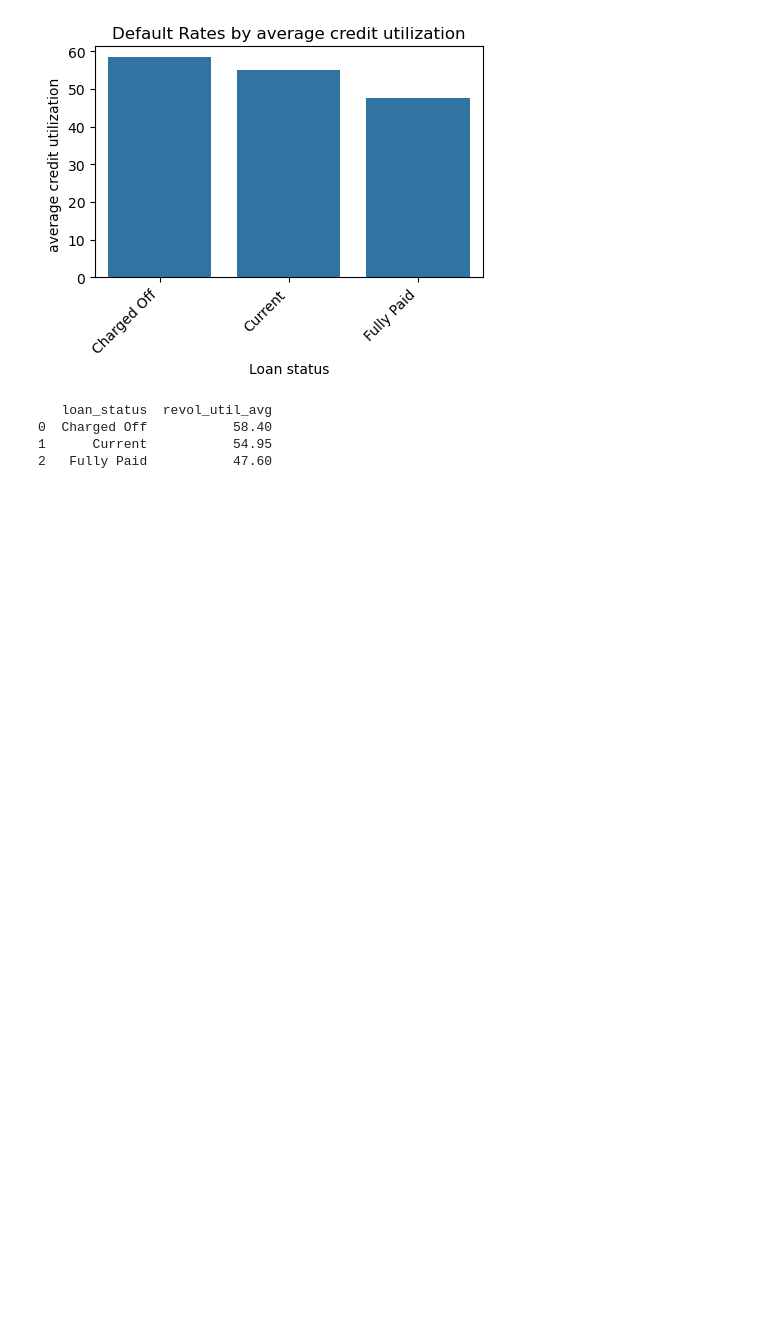
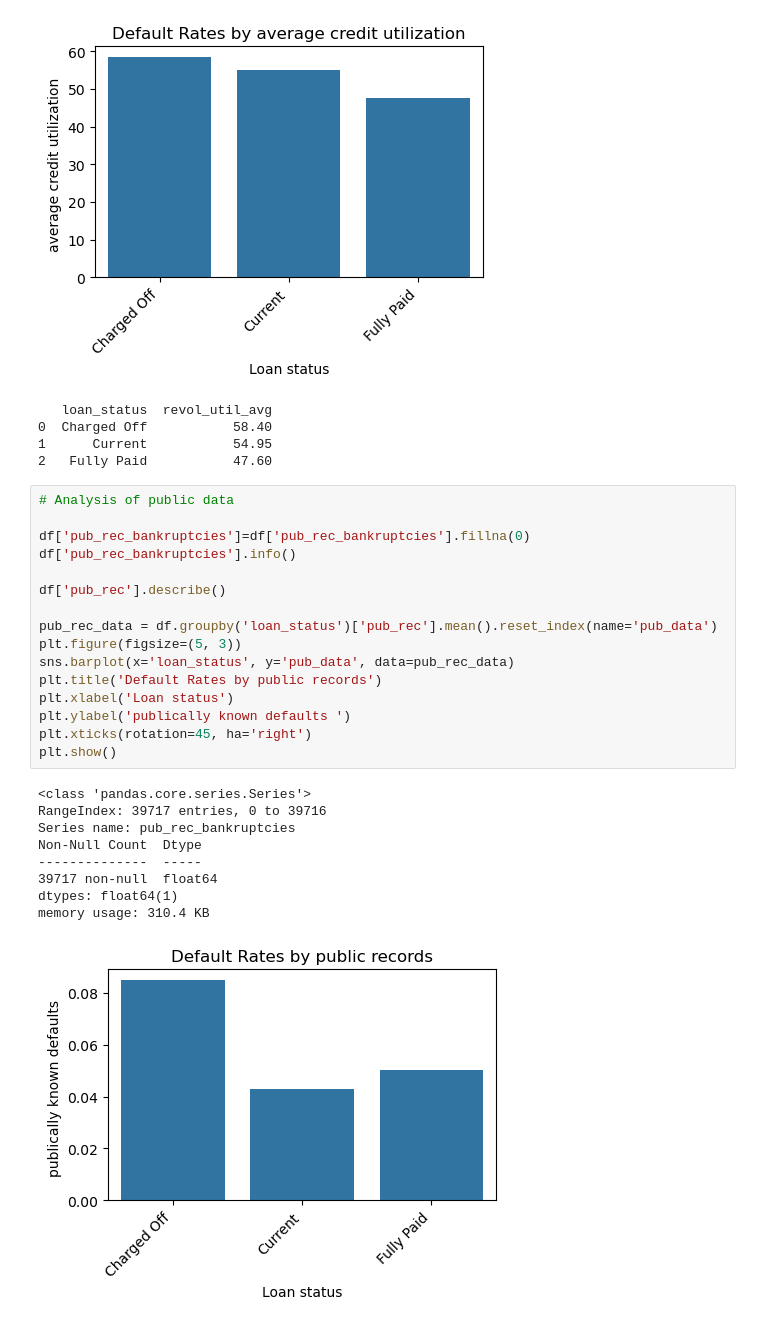
Before and after one commit to maheshh22/LendingClub, a Jupyter notebook: Lending_club.ipynb, the cells around one changed output. Drawn from its saved outputs; the diff is of its cells as text; blank space fills up the shorter version.

```diff
--- a/Lending_club.ipynb
+++ b/Lending_club.ipynb
@@ -114,3 +124,29 @@ print(revol_util_data)
 0  Charged Off           58.40
 1      Current           54.95
 2   Fully Paid           47.60
+# %%
+# Analysis of public data
+
+df['pub_rec_bankruptcies']=df['pub_rec_bankruptcies'].fillna(0)
+df['pub_rec_bankruptcies'].info()
+
+df['pub_rec'].describe()
+
+pub_rec_data = df.groupby('loan_status')['pub_rec'].mean().reset_index(name='pub_data')
+plt.figure(figsize=(5, 3))
+sns.barplot(x='loan_status', y='pub_data', data=pub_rec_data)
+plt.title('Default Rates by public records')
+plt.xlabel('Loan status')
+plt.ylabel('publically known defaults ')
+plt.xticks(rotation=45, ha='right')
+plt.show()
+# %% [output]
+<class 'pandas.core.series.Series'>
+RangeIndex: 39717 entries, 0 to 39716
+Series name: pub_rec_bankruptcies
+Non-Null Count  Dtype
+--------------  -----
+39717 non-null  float64
+dtypes: float64(1)
+memory usage: 310.4 KB
+[figure, added]
```
Also changed, not shown: parts of 8 cells of this notebook.
